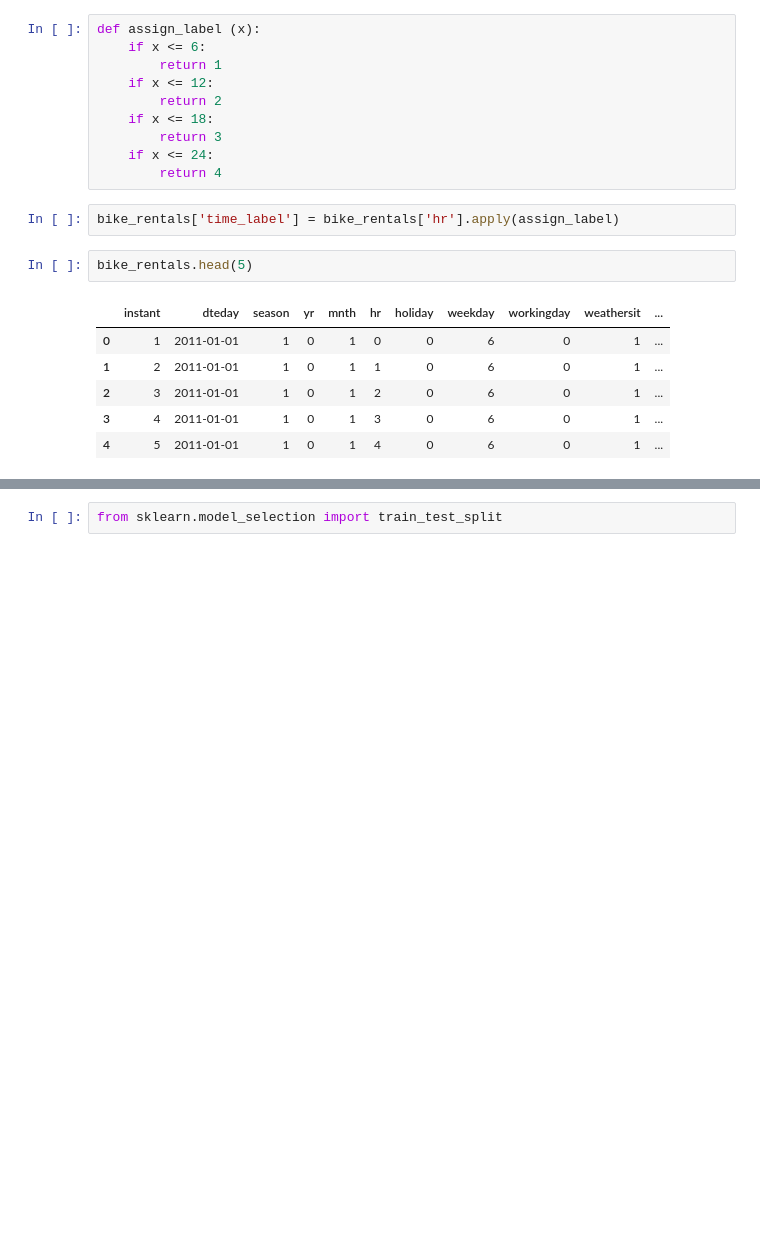
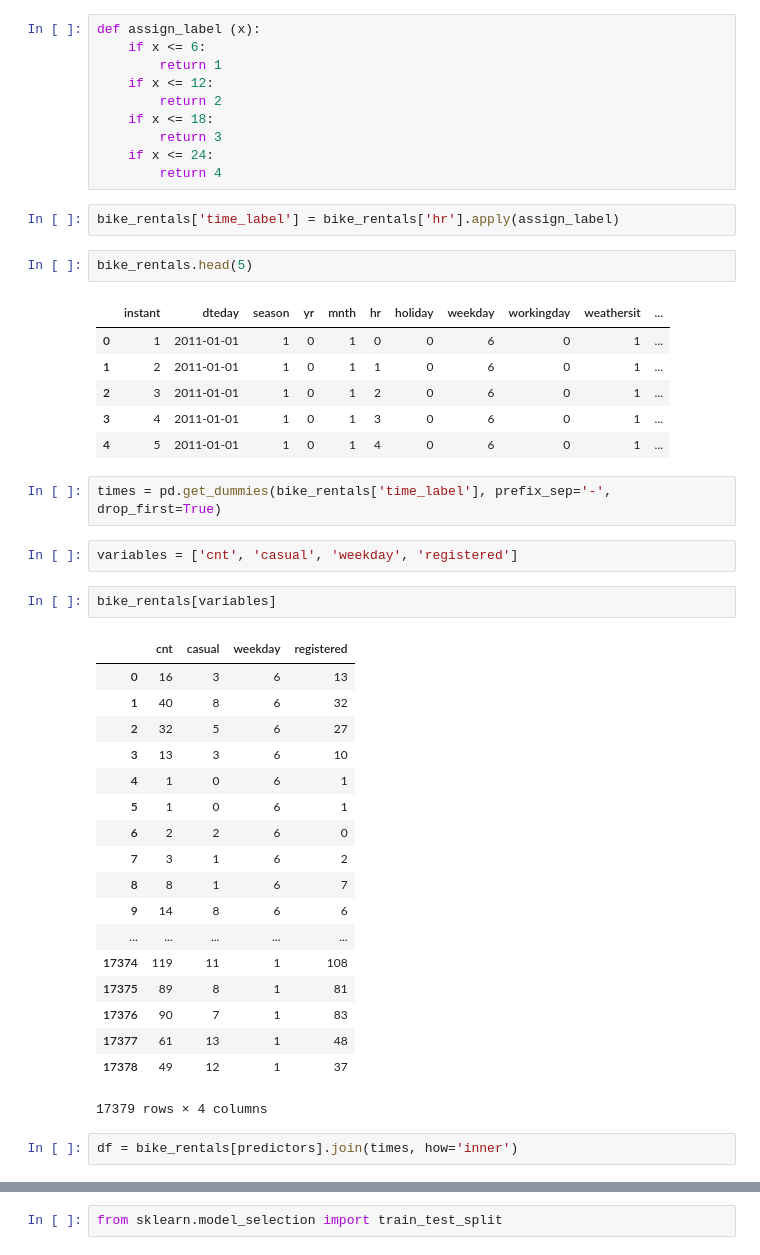
Before and after one commit to LeonVillanueva/MOOCs, a Jupyter notebook: DataQuest/Guided Project Bike Rentals/BikeRentals.ipynb, the cells around one changed output, grey strips where cells are left out. Saved outputs shown, nothing was run; the diff lists cells and outputs as text; blank space fills up the shorter version.

Commit message:
Update : Data Quest : bike rent, dummy, 1st iter
Summary : First Iteration, results recorded
Next Steps : More feature scaling, change predictors to high correlation variables.

```diff
--- a/DataQuest/Guided Project Bike Rentals/BikeRentals.ipynb
+++ b/DataQuest/Guided Project Bike Rentals/BikeRentals.ipynb
@@ -61,3 +62,30 @@ bike_rentals.head(5)
 | 2 | 3 | 2011-01-01 | 1 | 0 | 1 | 2 | 0 | 6 | 0 | 1 | ... |
 | 3 | 4 | 2011-01-01 | 1 | 0 | 1 | 3 | 0 | 6 | 0 | 1 | ... |
 | 4 | 5 | 2011-01-01 | 1 | 0 | 1 | 4 | 0 | 6 | 0 | 1 | ... |
+# %%
+times = pd.get_dummies(bike_rentals['time_label'], prefix_sep='-', drop_first=True)
+# %%
+variables = ['cnt', 'casual', 'weekday', 'registered']
+# %%
+bike_rentals[variables]
+# %% [output]
+|  | cnt | casual | weekday | registered |
+| 0 | 16 | 3 | 6 | 13 |
+| 1 | 40 | 8 | 6 | 32 |
+| 2 | 32 | 5 | 6 | 27 |
+| 3 | 13 | 3 | 6 | 10 |
+| 4 | 1 | 0 | 6 | 1 |
+| 5 | 1 | 0 | 6 | 1 |
+| 6 | 2 | 2 | 6 | 0 |
+| 7 | 3 | 1 | 6 | 2 |
+| 8 | 8 | 1 | 6 | 7 |
+| 9 | 14 | 8 | 6 | 6 |
+| ... | ... | ... | ... | ... |
+| 17374 | 119 | 11 | 1 | 108 |
+| 17375 | 89 | 8 | 1 | 81 |
+| 17376 | 90 | 7 | 1 | 83 |
+| 17377 | 61 | 13 | 1 | 48 |
+| 17378 | 49 | 12 | 1 | 37 |
+17379 rows × 4 columns
+# %%
+df = bike_rentals[predictors].join(times, how='inner')
```
Also changed, not shown: parts of 10 cells of this notebook.
